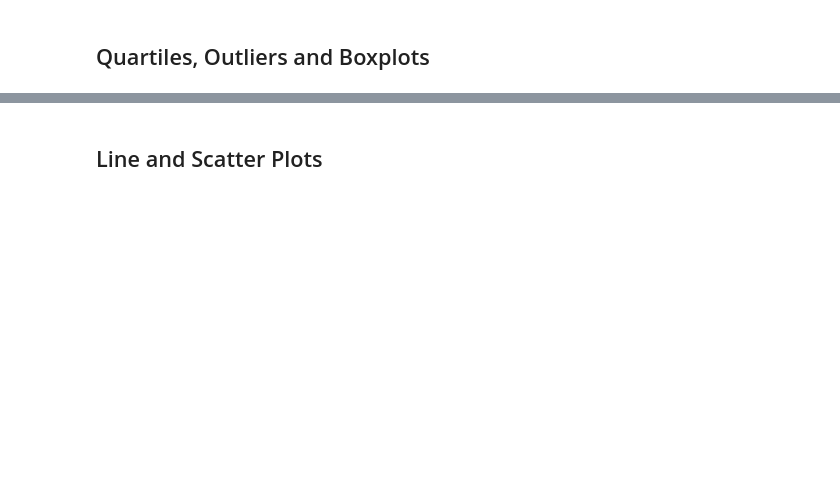
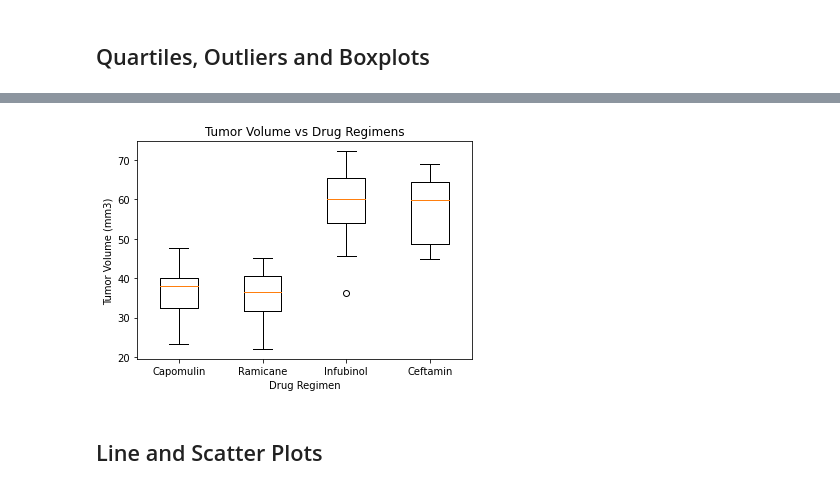
Before and after one commit to miatsivitse/matplotlib-challenge, a Jupyter notebook: Assignment/Assignment 5 - Pymaceuticals.ipynb, the cells around one changed output, grey strips where cells are left out. Drawn from its saved outputs; the diff is of its cells as text; code cells hidden in the pictures; blank space fills up the shorter version.

```diff
--- a/Assignment/Assignment 5 - Pymaceuticals.ipynb
+++ b/Assignment/Assignment 5 - Pymaceuticals.ipynb
@@ -213,11 +296,14 @@ for drug in drugs:
 # %%
 # Generate a box plot of the final tumor volume of each mouse across four regimens of interest
 
 fig1, ax1 = plt.subplots()
 ax1.set_title("Tumor Volume vs Drug Regimens")
 ax1.set_ylabel("Tumor Volume (mm3)")
+ax1.set_xlabel("Drug Regimen")
 ax1.boxplot(tumor_vol_data, labels=drugs)
 plt.show()
+# %% [output]
+[figure, added]
 # %% [markdown]
 ## Line and Scatter Plots
 # %%
```
Also changed, not shown: parts of 16 cells of this notebook.
